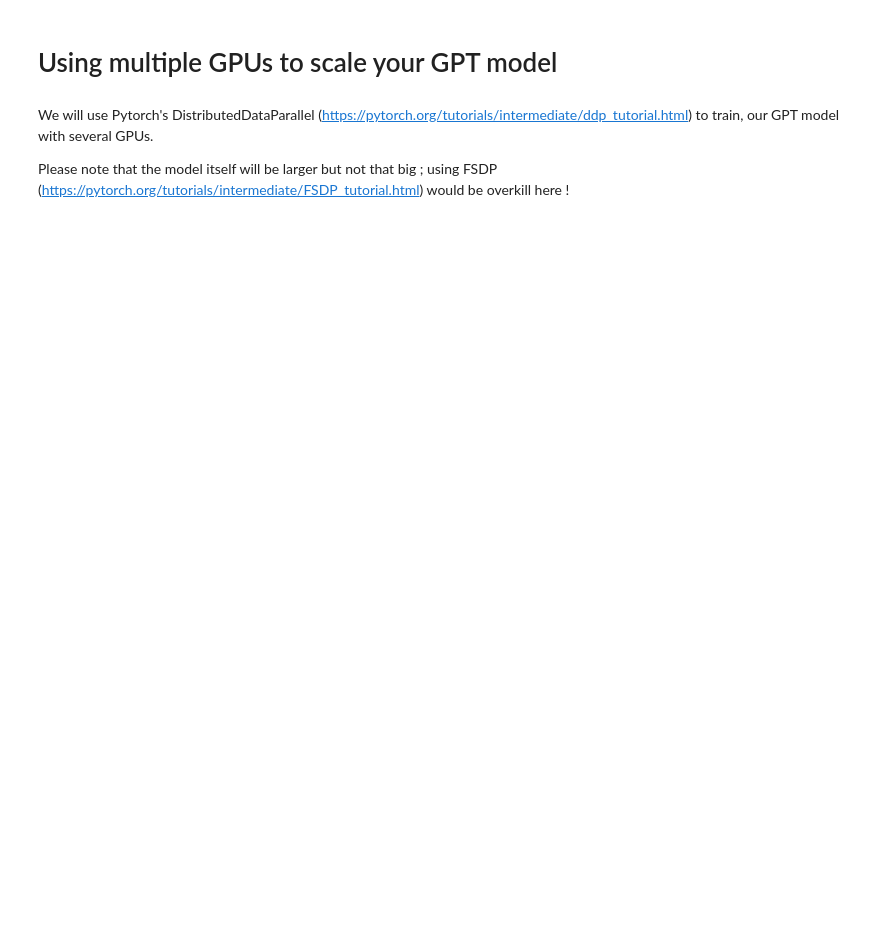
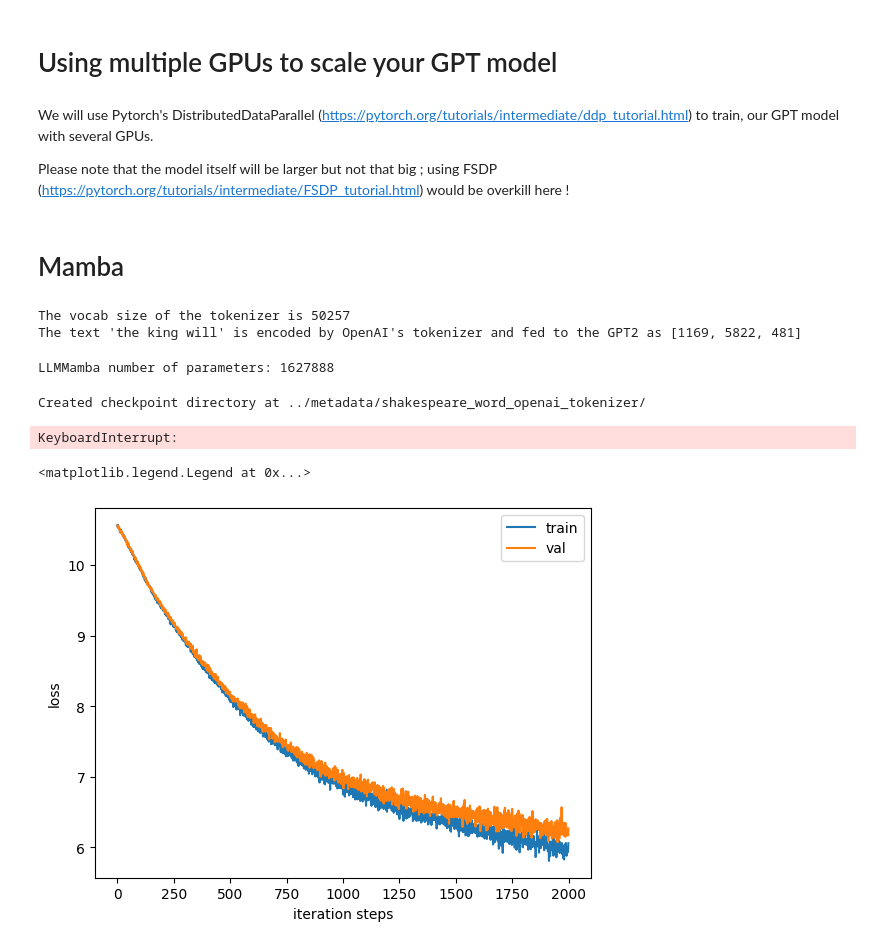
Before and after one commit to thibmonsel/nanoLLM, a Jupyter notebook: notebooks/shakespeare_words.ipynb, the cells around one changed output. Drawn from its saved outputs; the diff is of its cells as text; code cells hidden in the pictures; blank space fills up the shorter version.

```diff
--- a/notebooks/shakespeare_words.ipynb
+++ b/notebooks/shakespeare_words.ipynb
@@ -249,3 +247,59 @@ Can I are to Rome; I think to have any
 We will use Pytorch's DistributedDataParallel (https://pytorch.org/tutorials/intermediate/ddp_tutorial.html) to train, our GPT model with several GPUs.
 
 Please note that the model itself will be larger but not that big ; using FSDP (https://pytorch.org/tutorials/intermediate/FSDP_tutorial.html) would be overkill here !
+# %% [markdown]
+# Mamba
+# %%
+from nanoLLMs.model import LLMMamba, MambaConfig
+import tiktoken
+# Let's use the gpt2 tokenizer encoding
+# Similarly to the encode and decode functions defined above, the encoding object has encode and decode methods.
+enc = tiktoken.get_encoding("r50k_base")
+vocab_size = enc.n_vocab
+
+shakspeare_lines = "the king will"
+x = enc.encode(shakspeare_lines)
+assert enc.decode(x) == shakspeare_lines
+print("The vocab size of the tokenizer is", vocab_size)
+print(
+    "The text '{}' is encoded by OpenAI's tokenizer and fed to the GPT2 as {}".format(
+        shakspeare_lines, x
+    )
+)
+# %% [output]
+The vocab size of the tokenizer is 50257
+The text 'the king will' is encoded by OpenAI's tokenizer and fed to the GPT2 as [1169, 5822, 481]
+# %%
+config = MambaConfig(d_model=16, n_layers=4, d_state=32)
+model = LLMMamba(config, vocab_size=vocab_size)
+model = model.to(device)
+print("LLMMamba number of parameters:", sum(p.numel() for p in model.parameters()))
+# %% [output]
+LLMMamba number of parameters: 1627888
+# %%
+max_iters, batch_size = 4000, 32
+block_size = 64
+
+trainer = Trainer(
+    model, lr=1e-4, checkpoint_path="../metadata/shakespeare_word_openai_tokenizer/", wd=1e-6
+)
+# %% [output]
+Created checkpoint directory at ../metadata/shakespeare_word_openai_tokenizer/
+# %%
+partial_get_batch = lambda split, batch_size: get_batch(
+    data_dir, split, batch_size, device, block_size, openai_gpt2_tokenizer=True
+)
+trainer.train(
+    partial_get_batch, max_iters=max_iters, batch_size=batch_size, patience=2000, save_every=200
+)
+# %% [output]
+KeyboardInterrupt:
+# %%
+plt.plot(trainer.losses, label="train")
+plt.plot(trainer.val_losses, label="val")
+plt.xlabel("iteration steps")
+plt.ylabel("loss")
+plt.legend()
+# %% [output]
+<matplotlib.legend.Legend at 0x...>
+[figure, added]
```
Also changed, not shown: parts of 19 cells of this notebook, 11 other files.
